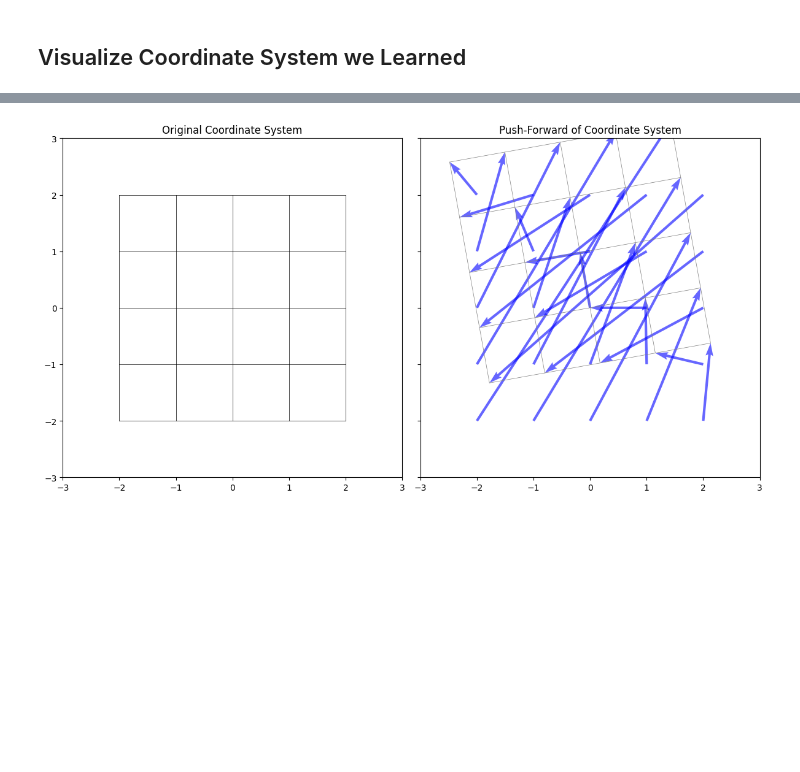
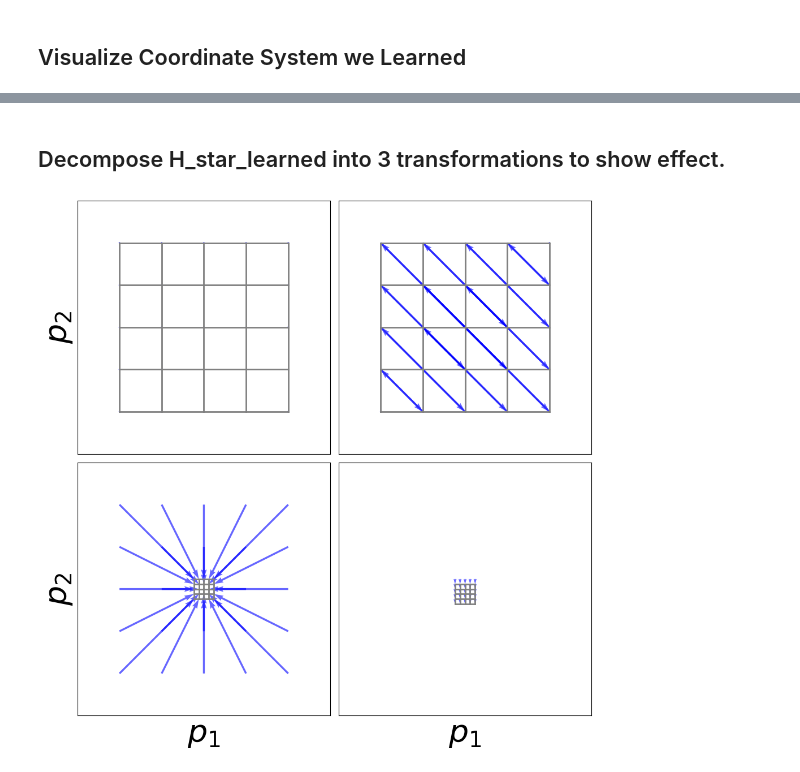
Before and after one commit to PaulNitschke/geo_meta_rl, a Jupyter notebook: differential_task_inference.ipynb, the cells around one changed output, grey strips where cells are left out. Drawn from its saved outputs; the diff is of its cells as text; code cells hidden in the pictures; blank space fills up the shorter version.

```diff
--- a/differential_task_inference.ipynb
+++ b/differential_task_inference.ipynb
@@ -592,51 +743,6 @@ Learned Change of Basis:
 Learned Coordinate System looks like a 2-D rotation matrix + plus one-unit shift up
+# %% [markdown]
+## Decompose H_star_learned into 3 transformations to show effect.
 # %%
 H_star_learned_func=lambda p: th.matmul(H_star_learned.detach(), th.cat([p, th.tensor([1.0], dtype=DTYPE)]))[:STATE_DIM] #discard bias term
 H_star_learned_func_vec=th.vmap(H_star_learned_func)
-# %%
-import numpy as np
-import matplotlib.pyplot as plt
-
-# Create grid
-N_SAMPLES=5
-x = np.linspace(-2, 2, N_SAMPLES)
-y = np.linspace(-2, 2, N_SAMPLES)
-X, Y = np.meshgrid(x, y)
-grid_np = np.stack([X, Y], axis=-1)
-grid_flat = th.tensor(grid_np.reshape(-1, 2), dtype=DTYPE)
-
-# Apply the transformation
-mapped_flat = H_star_learned_func_vec(grid_flat)
-
-# Reshape back to (20, 20, 2) for plotting
-mapped = mapped_flat.reshape(N_SAMPLES, N_SAMPLES, 2)
-# Create side-by-side plots
-# Plot side-by-side
-fig, (ax1, ax2) = plt.subplots(1, 2, figsize=(12, 6), sharey=True)
-
-# --- Original Grid ---
-for i in range(N_SAMPLES):
-    ax1.plot(grid_np[i,:,0], grid_np[i,:,1], color='black', linewidth=0.5)
-    ax1.plot(grid_np[:,i,0], grid_np[:,i,1], color='black', linewidth=0.5)
-ax1.set_title("Original Coordinate System")
-ax1.set_aspect('equal')
-ax1.set_xlim(-3, 3)
-ax1.set_ylim(-3, 3)
-
-# --- Transformed Grid + Arrows ---
-for i in range(N_SAMPLES):
-    ax2.plot(mapped[i,:,0], mapped[i,:,1], color='gray', linewidth=0.5)
-    ax2.plot(mapped[:,i,0], mapped[:,i,1], color='gray', linewidth=0.5)
-ax2.quiver(grid_np[...,0], grid_np[...,1],
-           (mapped[...,0] - grid_np[...,0]),
-           (mapped[...,1] - grid_np[...,1]),
-           angles='xy', scale_units='xy', scale=1, color='blue', alpha=0.6)
-ax2.set_title("Push-Forward of Coordinate System")
-ax2.set_aspect('equal')
-ax2.set_xlim(-3, 3)
-ax2.set_ylim(-3, 3)
-
-plt.tight_layout()
-plt.show()
-# %% [output]
-[figure, removed]
@@ -642,0 +823,11 @@ plt.show()
+# %%
+# Define your transformation functions (each maps a tensor of shape (N, 2) → (N, 2))
+identity = lambda x: x
+swap_xy = lambda x: x[:, [1, 0]]
+scale_0_119 = lambda x: x * 0.119
+shift_y = lambda x: x + th.tensor([0.0, -0.119], dtype=DTYPE)
+
+# Visualize them
+visualize_transform_sequence([identity, swap_xy, scale_0_119, shift_y])
+# %% [output]
+[figure, added]
```
Also changed, not shown: parts of 20 cells of this notebook, 13 other files.
